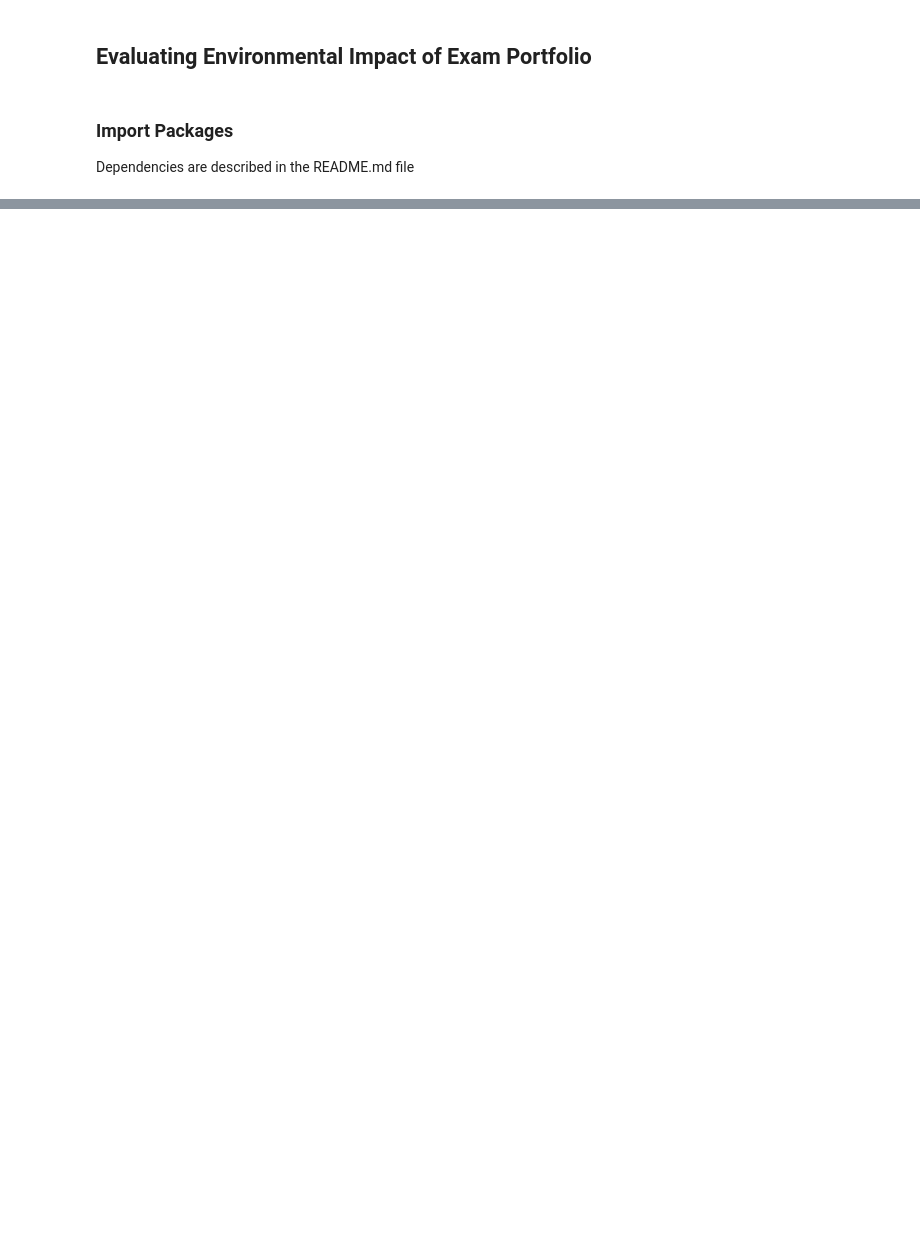
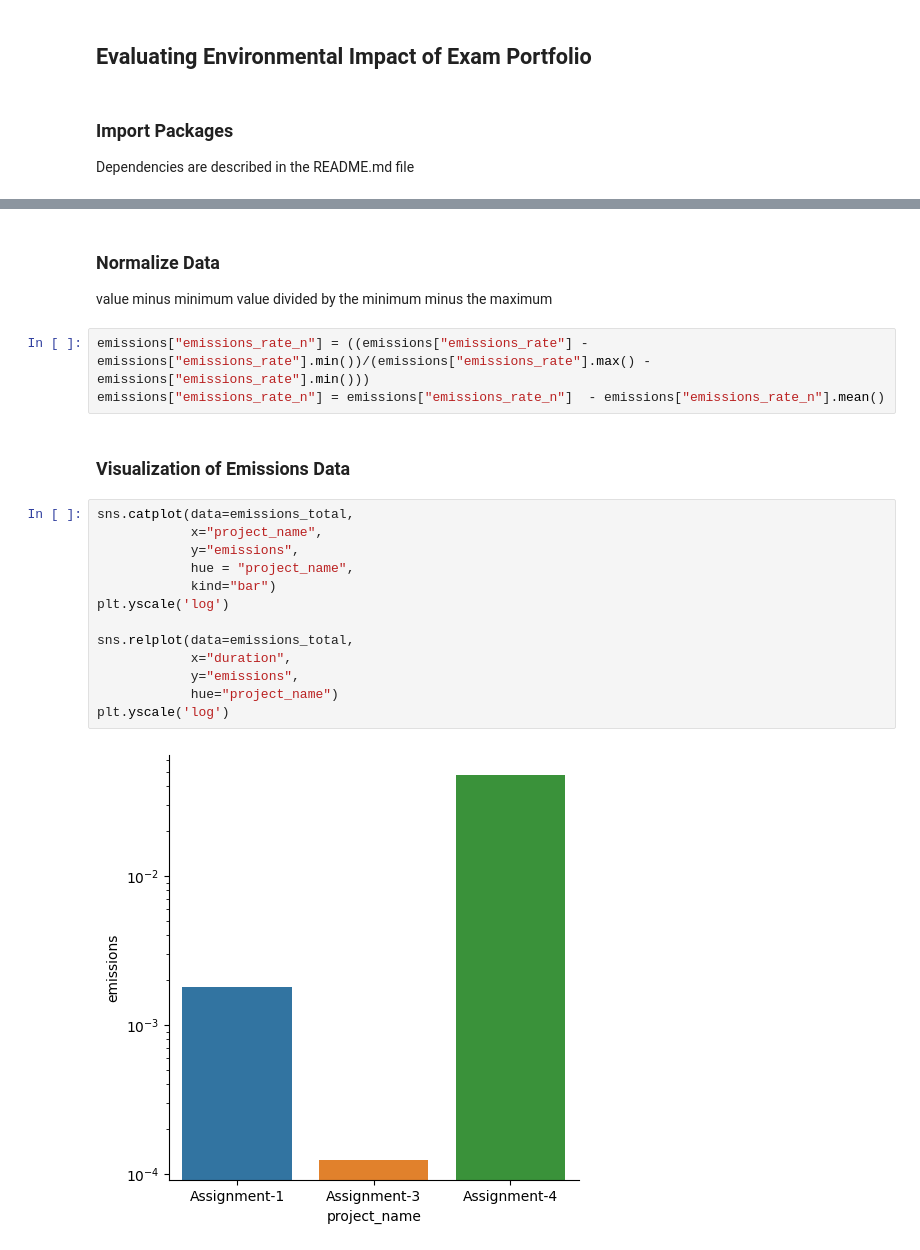
Before and after one commit to lrahbek/cds-lang-assignments, a Jupyter notebook: assignment-5/src/emmisions.ipynb, the cells around one changed output, grey strips where cells are left out. Drawn from its saved outputs; the diff is of its cells as text; blank space fills up the shorter version.

```diff
--- a/assignment-5/src/emmisions.ipynb
+++ b/assignment-5/src/emmisions.ipynb
@@ -45,3 +50,26 @@ emissions_total
 | 0 | Assignment-1 | 196.274982 | 0.001807 |
 | 1 | Assignment-3 | 13.349394 | 0.000123 |
 | 2 | Assignment-4 | 5208.031479 | 0.047947 |
+# %% [markdown]
+### Normalize Data
+value minus minimum value divided by the minimum minus the maximum
+# %%
+emissions["emissions_rate_n"] = ((emissions["emissions_rate"] - emissions["emissions_rate"].min())/(emissions["emissions_rate"].max() - emissions["emissions_rate"].min()))
+emissions["emissions_rate_n"] = emissions["emissions_rate_n"]  - emissions["emissions_rate_n"].mean()
+# %% [markdown]
+### Visualization of Emissions Data
+# %%
+sns.catplot(data=emissions_total,
+            x="project_name",
+            y="emissions",
+            hue = "project_name",
+            kind="bar")
+plt.yscale('log')
+
+sns.relplot(data=emissions_total,
+            x="duration",
+            y="emissions",
+            hue="project_name")
+plt.yscale('log')
+# %% [output]
+[figure, added]
```
Also changed, not shown: parts of 8 cells of this notebook, 2 other files.
